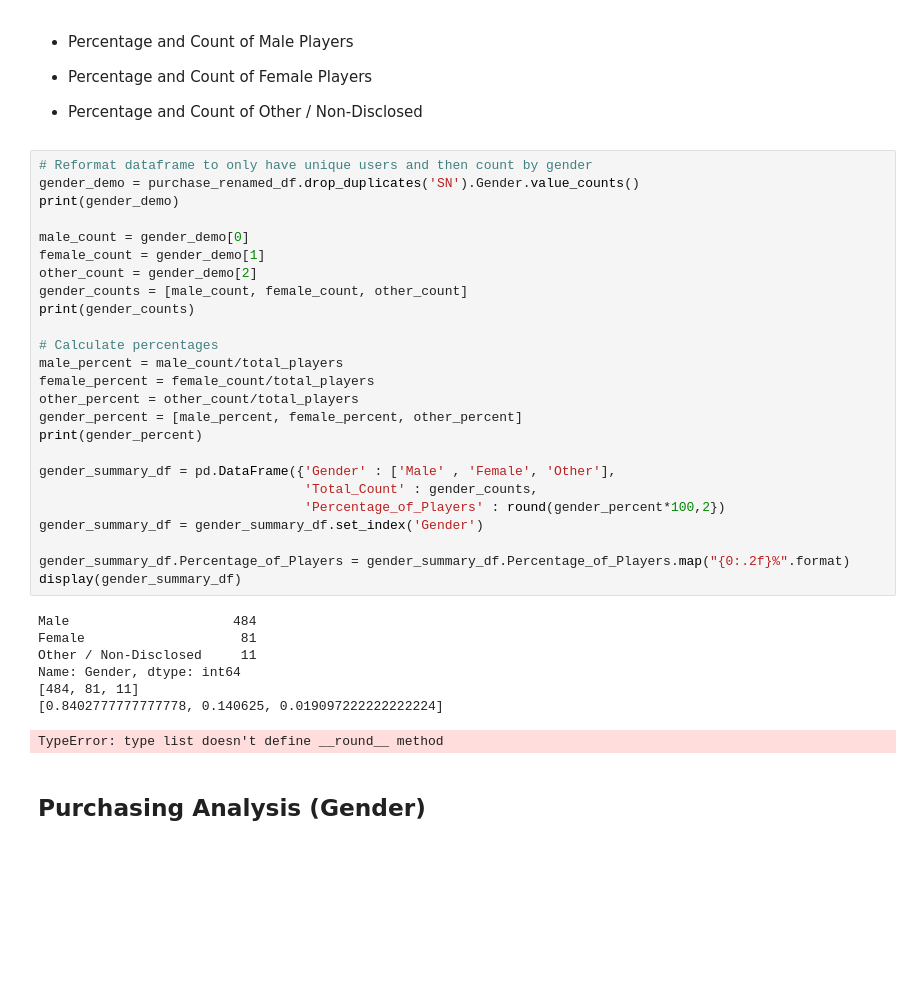
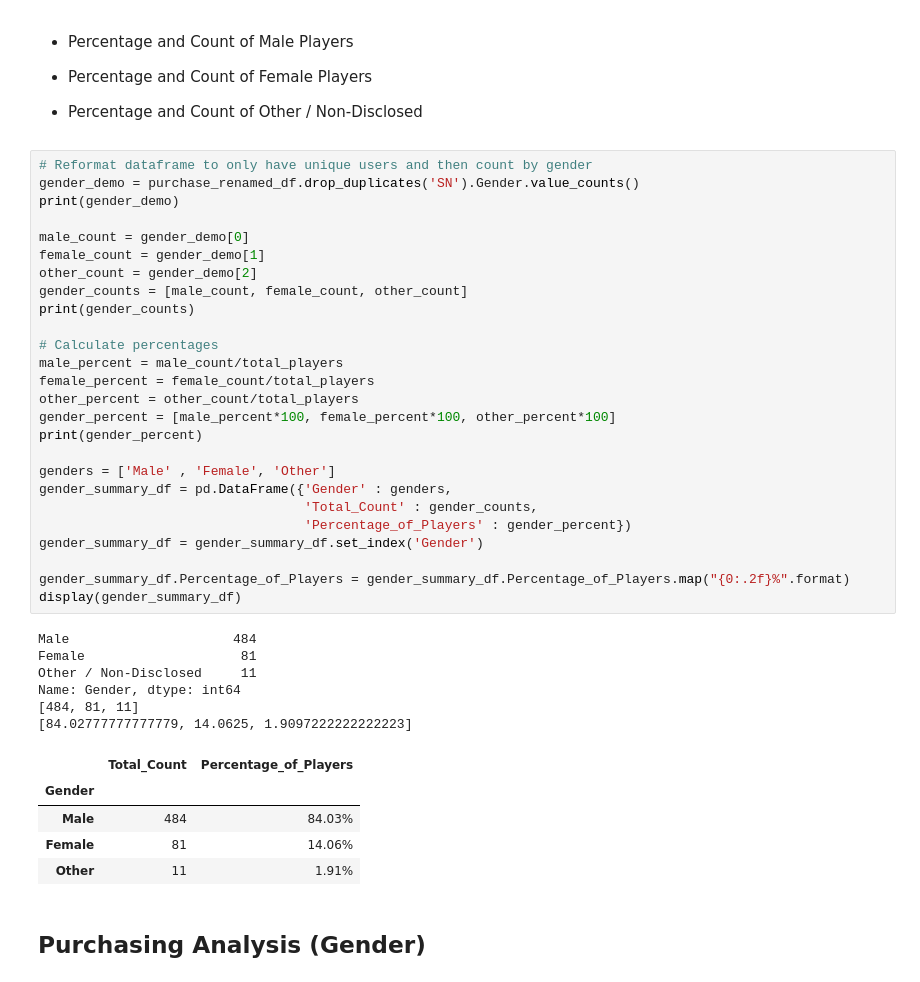
Before and after one commit to sunwoo-kim20/pandas-challenge, a Jupyter notebook: HeroesOfPymoli/HeroesOfPymoli_starter.ipynb, the cells around one changed output. Saved outputs shown, nothing was run; the diff lists cells and outputs as text; blank space fills up the shorter version.

Commit message:
calculated purchasing analysis by gender and created summary data frame

```diff
--- a/HeroesOfPymoli/HeroesOfPymoli_starter.ipynb
+++ b/HeroesOfPymoli/HeroesOfPymoli_starter.ipynb
@@ -106,36 +106,41 @@ The total revenue is $2379.77.
 # %%
 # Reformat dataframe to only have unique users and then count by gender
 gender_demo = purchase_renamed_df.drop_duplicates('SN').Gender.value_counts()
 print(gender_demo)
 
 male_count = gender_demo[0]
 female_count = gender_demo[1]
 other_count = gender_demo[2]
 gender_counts = [male_count, female_count, other_count]
 print(gender_counts)
 
 # Calculate percentages
 male_percent = male_count/total_players
 female_percent = female_count/total_players
 other_percent = other_count/total_players
-gender_percent = [male_percent, female_percent, other_percent]
+gender_percent = [male_percent*100, female_percent*100, other_percent*100]
 print(gender_percent)
 
-gender_summary_df = pd.DataFrame({'Gender' : ['Male' , 'Female', 'Other'],
+genders = ['Male' , 'Female', 'Other']
+gender_summary_df = pd.DataFrame({'Gender' : genders,
                                   'Total_Count' : gender_counts,
-                                  'Percentage_of_Players' : round(gender_percent*100,2})
+                                  'Percentage_of_Players' : gender_percent})
 gender_summary_df = gender_summary_df.set_index('Gender')
 
 gender_summary_df.Percentage_of_Players = gender_summary_df.Percentage_of_Players.map("{0:.2f}%".format)
 display(gender_summary_df)
 # %% [output]
 Male                     484
 Female                    81
 Other / Non-Disclosed     11
 Name: Gender, dtype: int64
 [484, 81, 11]
-[0.8402777777777778, 0.140625, 0.019097222222222224]
+[84.02777777777779, 14.0625, 1.9097222222222223]
-TypeError: type list doesn't define __round__ method
+|  | Total_Count | Percentage_of_Players |
+| Gender |  |  |
+| Male | 484 | 84.03% |
+| Female | 81 | 14.06% |
+| Other | 11 | 1.91% |
 # %% [markdown]
 
 ## Purchasing Analysis (Gender)
```
Also changed, not shown: parts of 2 cells of this notebook.
